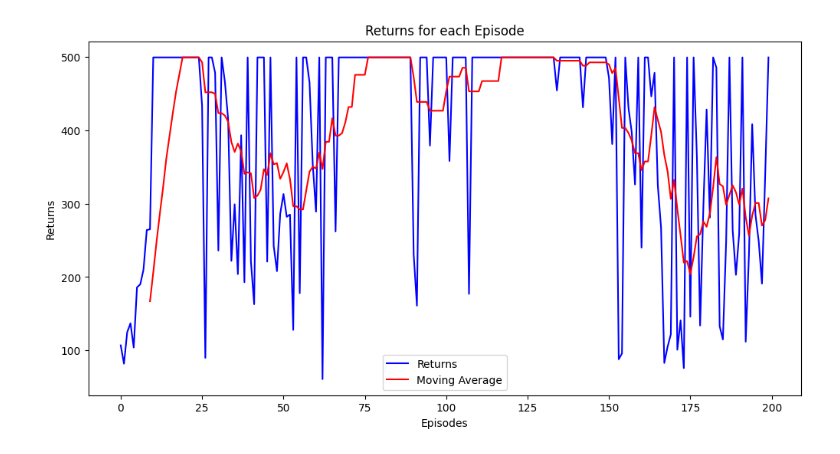
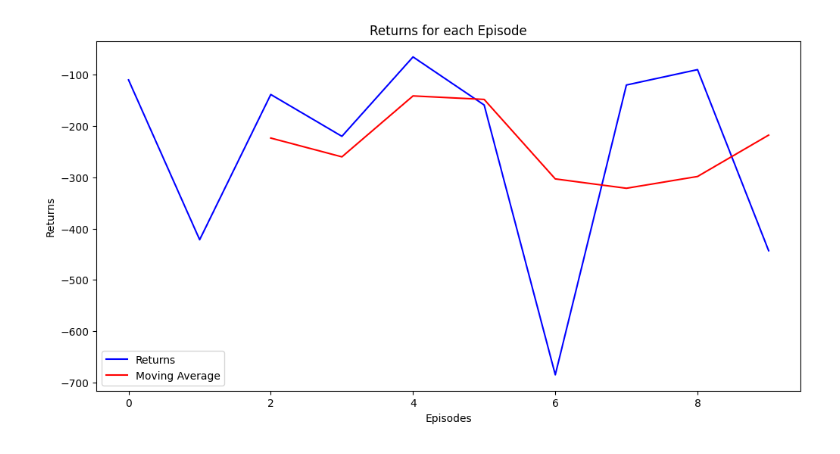
Before and after one commit to DavidAlexanderMoe/Lunar_Lander_DeepRL, a Jupyter notebook: Discrete/Deep_QLearning/training_DQN.ipynb, the cells around one changed output. Drawn from its saved outputs; the diff is of its cells as text; code cells hidden in the pictures.

```diff
--- a/Discrete/Deep_QLearning/training_DQN.ipynb
+++ b/Discrete/Deep_QLearning/training_DQN.ipynb
@@ -15,8 +14,8 @@ env = gym.make('LunarLander-v2')
 # define parameters
 state_size = env.observation_space.shape[0]
 action_size = env.action_space.n
-episodes = 1000
-batch_size = 32
+episodes = 10
+batch_size = 64
 
 # define and train agent
 agent = QAgent(env)
@@ -37,12 +42,12 @@ Average return last 100 episodes: 401.07
 # %%
-MA = pd.Series(returns).rolling(window=100).mean()
+MA = pd.Series(returns).rolling(window=3).mean()
 plt.figure(figsize=(12, 6))
 sns.lineplot(data=returns, label='Returns', color='blue')
 sns.lineplot(data=MA, label='Moving Average', color='red')
 plt.ylabel('Returns')
 plt.xlabel('Episodes')
 plt.title('Returns for each Episode')
 plt.legend()
 plt.show()
 # %% [output]
-[figure, old version]
+[figure, new version]
```
Also changed, not shown: parts of 4 cells of this notebook, 6 other files.
